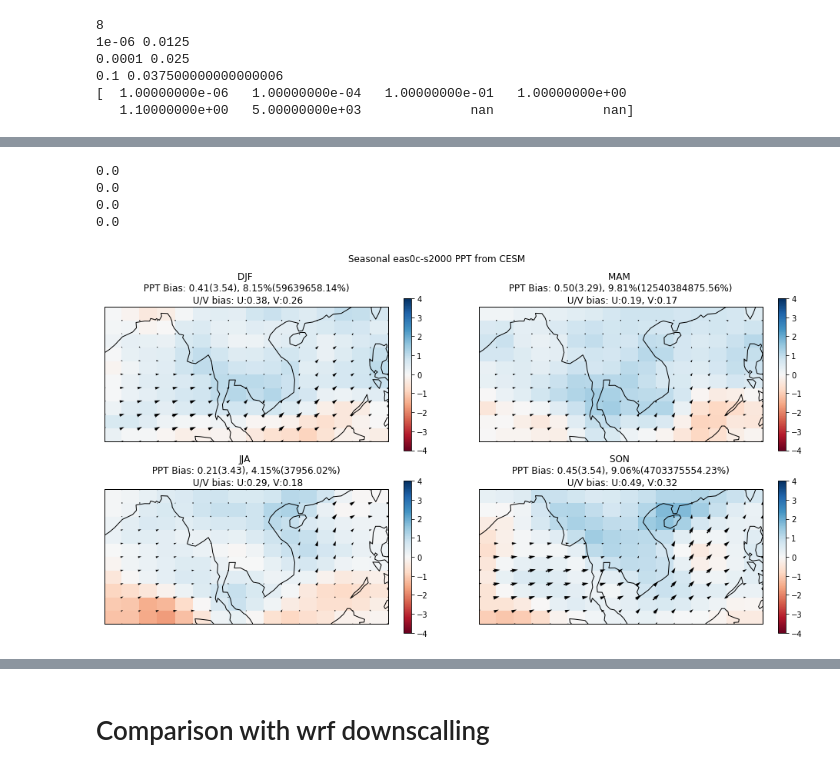
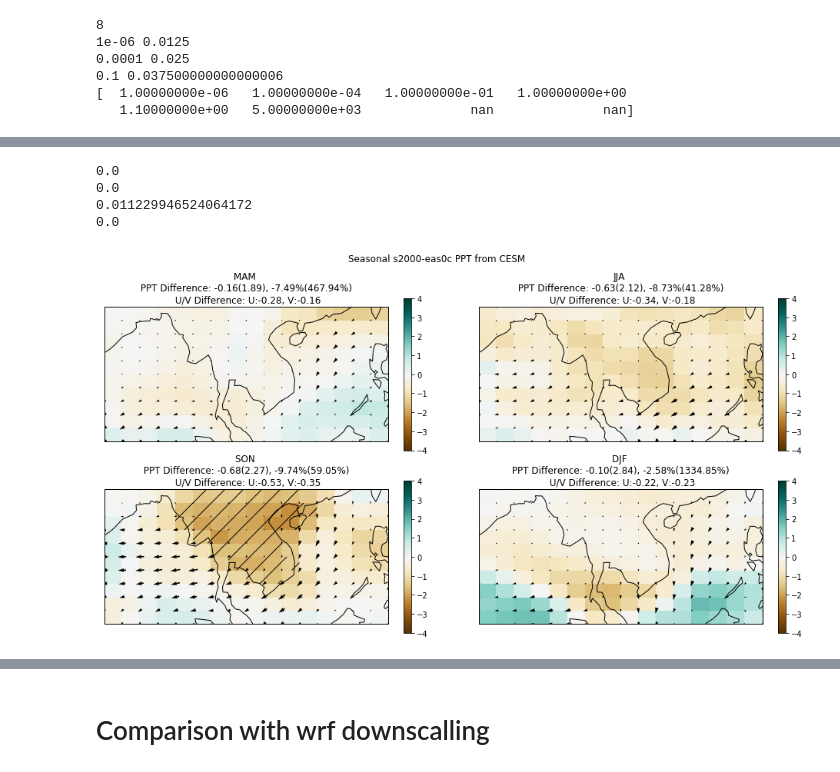
Before and after one commit to likkhian/principia, a Jupyter notebook: cesm_output_regional_analysis.ipynb, the cells around one changed output, grey strips where cells are left out. Cells and saved outputs as stored; diff of their text form; code cells hidden in the pictures.

```diff
--- a/cesm_output_regional_analysis.ipynb
+++ b/cesm_output_regional_analysis.ipynb
@@ -181,19 +195,19 @@ def qtr_sam(data):
     time,lat,lon=np.shape(data)
     myperm=list(range(2,180))
     myperm.append(0)
-    myperm.append(1)
-    qtr_raw=np.reshape(data.data[myperm,:,:],(-1,4,lat,lon))
-    return qtr_raw
+    myperm.append(1) #move the first jan and feb next to the last dec
+    qtr_raw=np.reshape(data.data[myperm,:,:],(-1,3,lat,lon)) #3 months in each quarter!
+    return qtr_raw #returns monthly data grouped into quarters
 
 def agg_qtr(data):
-    qtr_raw=qtr_sam(data)
-#     ti,lat,lon=np.shape(data)
-#     qtr_shaped=np.reshape(qtr_raw.data,(-1,4,lat,lon))
-    return np.mean(qtr_raw,axis=1)
+    qtr_raw=np.mean(qtr_sam(data),axis=1)
+    ti,lat,lon=np.shape(data)
+    qtr_shaped=np.reshape(qtr_raw.data,(-1,4,lat,lon))
+    return qtr_shaped
 
 def new_msk(s1,s2):
     t1,p1 = ttest_ind(s2,s1)
-    lim1 = clps.stats_fdr(p1,0.1)
+    lim1 = clps.stats_fdr(p1,0.05)
     print(lim1)
     pp1 = np.ma.masked_greater(p1, lim1)
     return pp1
@@ -220,54 +214,54 @@ array([[[ -7.33602762e-01,  -1.25910699e+00,  -1.68325222e+00,
 # %%
-s1_qtr=qtr_sam(cesmcu2000+cesmcl2000)
-s2_qtr=qtr_sam(cesmcueas0c+cesmcleas0c)
-s1_u_qtr=qtr_sam(cesm_u_2000[:,-1,:,:])
-s1_v_qtr=qtr_sam(cesm_v_2000[:,-1,:,:])
-s2_u_qtr=qtr_sam(cesm_u_eas0c[:,-1,:,:])
-s2_v_qtr=qtr_sam(cesm_v_eas0c[:,-1,:,:])
-pptdiff=s2_qtr-s1_qtr
-udiff=np.mean(s2_u_qtr[:,:,::1,::1],axis=0)-np.mean(s1_u_qtr[:,:,::1,::1],axis=0)
-vdiff=np.mean(s2_v_qtr[:,:,::1,::1],axis=0)-np.mean(s1_v_qtr[:,:,::1,::1],axis=0)
+s1_qtr=agg_qtr(cesmcu2000+cesmcl2000)
+s2_qtr=agg_qtr(cesmcueas0c+cesmcleas0c)
+s1_u_qtr=agg_qtr(cesm_u_2000[:,-1,:,:])
+s1_v_qtr=agg_qtr(cesm_v_2000[:,-1,:,:])
+s2_u_qtr=agg_qtr(cesm_u_eas0c[:,-1,:,:])
+s2_v_qtr=agg_qtr(cesm_v_eas0c[:,-1,:,:])
+pptdiff=s1_qtr-s2_qtr
+udiff=np.mean(s1_u_qtr[:,:,::1,::1],axis=0)-np.mean(s2_u_qtr[:,:,::1,::1],axis=0)
+vdiff=np.mean(s1_v_qtr[:,:,::1,::1],axis=0)-np.mean(s2_v_qtr[:,:,::1,::1],axis=0)
 
-quarters={1:'DJF',2:'MAM',3:'JJA',4:'SON'}
+quarters={1:'MAM',2:'JJA',3:'SON',4:'DJF'}
 
 plt.rcParams["figure.figsize"] = 16,8
 slon1 = pptcl2k.lon[0::1]
 slat1 = pptcl2k.lat[0::1]
-cmap = plt.get_cmap('RdBu')
+cmap = plt.get_cmap('BrBG')
 vminn=-4
 vmaxx=4
 scale=50
 sm = plt.cm.ScalarMappable(cmap=cmap,norm=matplotlib.colors.Normalize(vmin=vminn, vmax=vmaxx))
 sm._A = []
 def draw_title(tt):
-    return str('{} \n PPT Bias: {:.2f}({:.2f}), {:.2f}%({:.2f}%) \n U/V bias: U:{:.2f}, V:{:.2f}'.format(quarters[tt+1],np.nanmean(pptdiff[:,tt,:,:]),\
+    return str('{} \n PPT Difference: {:.2f}({:.2f}), {:.2f}%({:.2f}%) \n U/V Difference: U:{:.2f}, V:{:.2f}'.format(quarters[tt+1],np.nanmean(pptdiff[:,tt,:,:]),\
             np.std(pptdiff[:,tt,:,:]), (np.nanmean(pptdiff[:,tt,:,:])/np.nanmean(s1_qtr[:,tt,:,:])*100),np.std(pptdiff[:,tt,:,:]/s1_qtr[:,tt,:,:]*100), \
             float(np.mean(udiff[tt,:,:])),float(np.mean(vdiff[tt,:,:])) ))
 def draw_qtr_plt(ax,tt):
     ax.pcolormesh(pptcl2k.lon, pptcl2k.lat,np.mean(pptdiff[:,tt,:,:],axis=0),vmin=vminn,vmax=vmaxx,cmap=cmap)
     ax.pcolor(pptcl2k.lon, pptcl2k.lat, new_msk(s1_qtr[:,tt,:,:],s2_qtr[:,tt,:,:]), hatch='/', alpha=0.)
     ax.quiver(slon1,slat1,udiff[tt,:,:],vdiff[tt,:,:],pivot='middle',scale=scale)
     ax.coastlines()
     plt.colorbar(sm,ax=ax,fraction=0.04, pad=0.05)
     ax.set_title(draw_title(tt))
 
 
 ax1=plt.subplot(2,2,1,projection=ccrs.PlateCarree())
 draw_qtr_plt(ax1,0)
 ax2=plt.subplot(2,2,2,projection=ccrs.PlateCarree())
 draw_qtr_plt(ax2,1)
 ax3=plt.subplot(2,2,3,projection=ccrs.PlateCarree())
 draw_qtr_plt(ax3,2)
 ax4=plt.subplot(2,2,4,projection=ccrs.PlateCarree())
 draw_qtr_plt(ax4,3)
-plt.suptitle('Seasonal eas0c-s2000 PPT from CESM')
+plt.suptitle('Seasonal s2000-eas0c PPT from CESM')
 plt.show()
 # %% [output]
 0.0
 0.0
+0.011229946524064172
 0.0
-0.0
-[figure, old version]
+[figure, new version]
 # %%
 #seasonal outputs. 0=jan ... 11=dec
 
```
Also changed, not shown: parts of 30 cells of this notebook.
